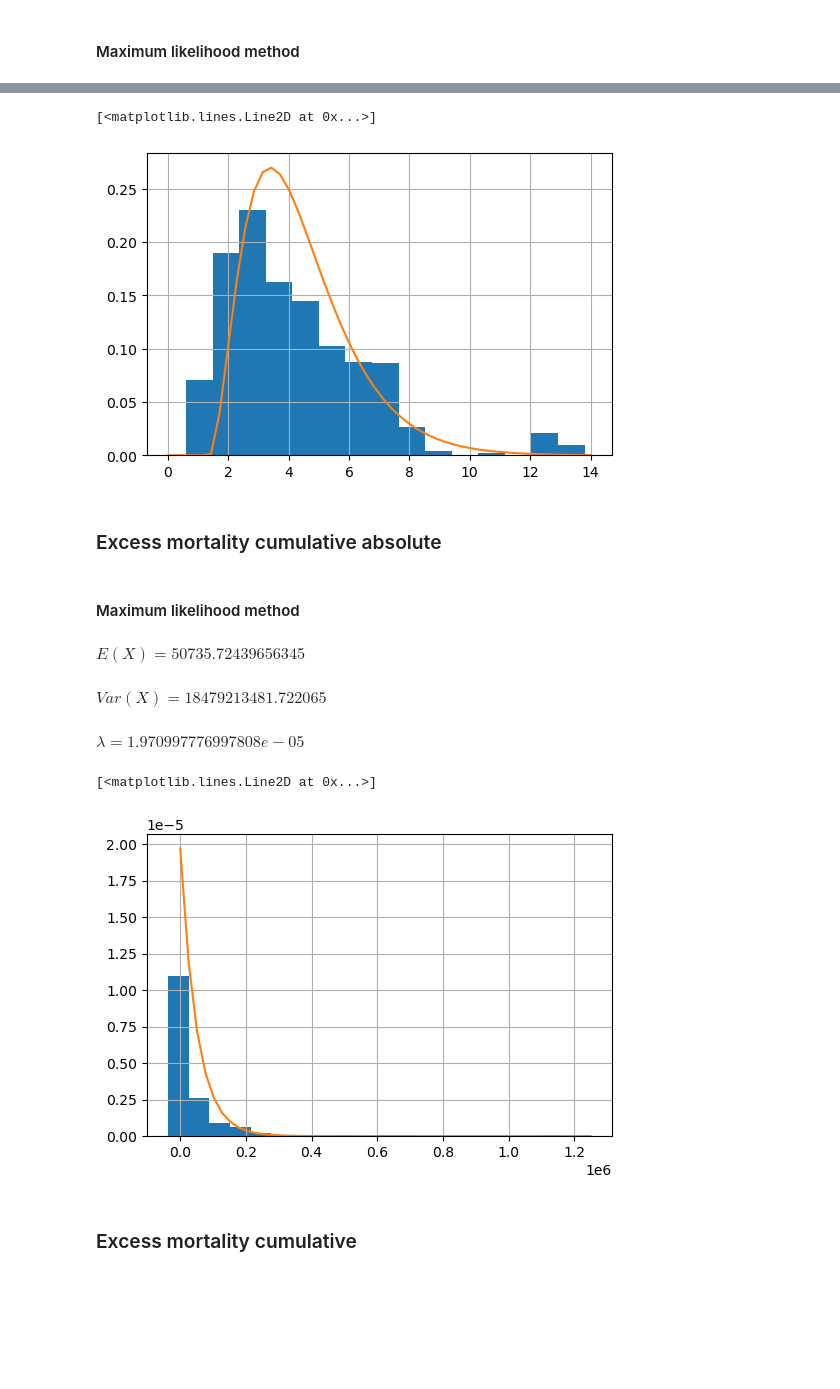
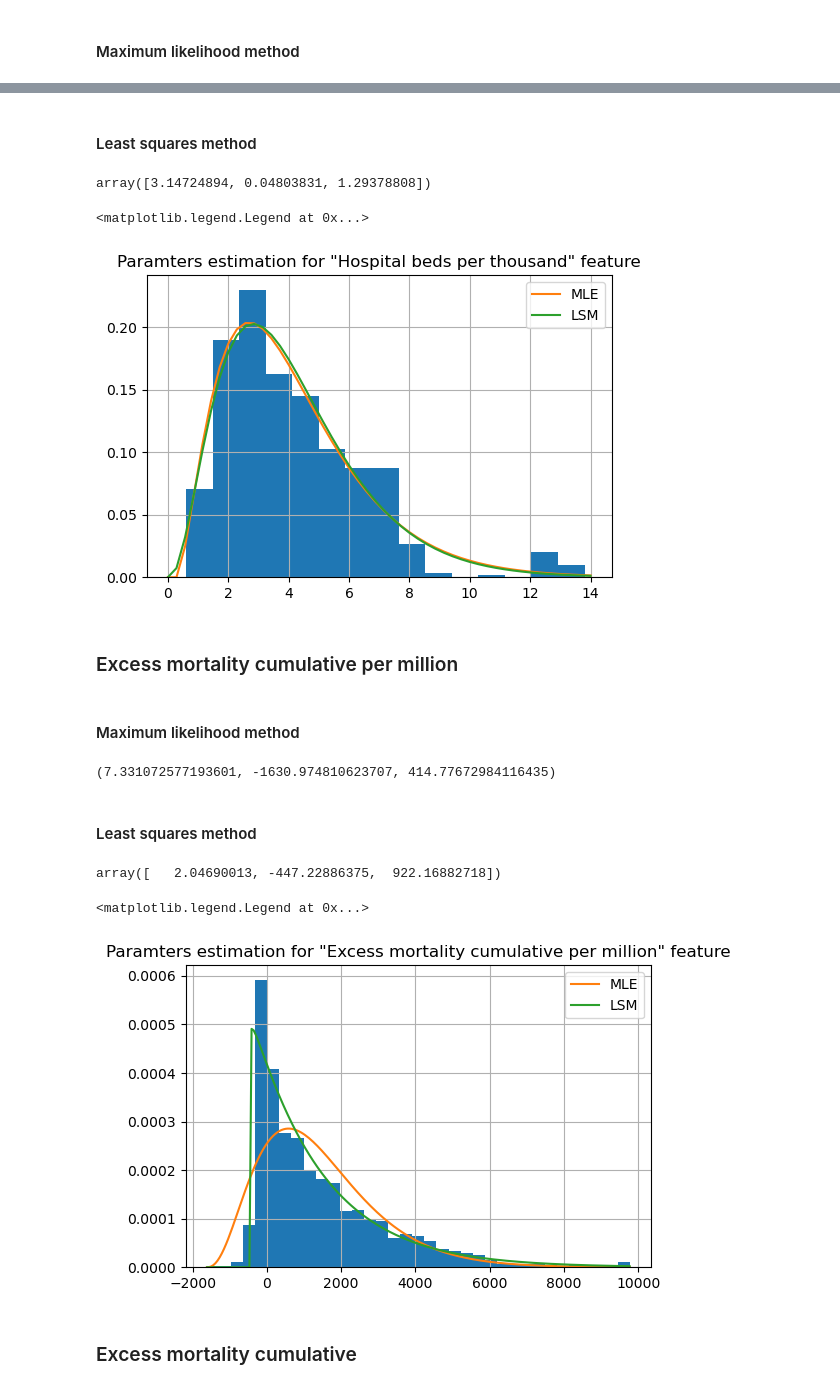
Before and after one commit to D3lph1/methods-and-models-for-multivariate-data-analysis, a Jupyter notebook: 1/notebook.ipynb, the cells around one changed output, grey strips where cells are left out. Drawn from its saved outputs; the diff is of its cells as text; code cells hidden in the pictures; blank space fills up the shorter version.

```diff
--- a/1/notebook.ipynb
+++ b/1/notebook.ipynb
@@ -57,3 +52,3 @@ kernel_density_estimation(beds, 15)
 # %%
-emca = df['excess_mortality_cumulative_absolute'].dropna()
+emcpm = df['excess_mortality_cumulative_per_million'].dropna()
 # %%
@@ -139,6 +138,13 @@ $$x \sim \text{Exp}(\lambda) = \lambda e^{-\lambda x}$$
 It seems like a **Normal distribution**.
 # %% [markdown]
 ## Step 5. Estimate parameters of chosen distributions using methods of maximum likelihood and least squares method
+# %%
+def lsm_loss(func, data, params):
+    space = np.linspace(0.01, 0.95)
+    quantile = np.quantile(data, space)
+    quantile_approximation = func.ppf(space, *params)
+
+    return quantile - quantile_approximation
 # %% [markdown]
 ### Hospital beds per thousand
 # %% [markdown]
@@ -162,0 +158,2 @@ $\displaystyle \beta = 1.3753632527748443$
+# %% [markdown]
+#### Least squares method
@@ -163,27 +162,20 @@ $\displaystyle \beta = 1.3753632527748443$
+# %%
+beds_lsm
+# %% [output]
+array([3.14724894, 0.04803831, 1.29378808])
 # %%
 from scipy.stats.distributions import gamma
 
 mpl.rcParams['figure.dpi'] = 100
 beds.hist(bins=15, density=True)
-plt.plot(np.linspace(0, 14), gamma.pdf(np.linspace(0, 14), beds_alpha, beds_beta))
+plt.plot(np.linspace(0, 14), gamma.pdf(np.linspace(0, 14), *beds_mle), label='MLE')
+plt.plot(np.linspace(0, 14), gamma.pdf(np.linspace(0, 14), *beds_lsm), label='LSM')
+plt.title('Paramters estimation for "Hospital beds per thousand" feature')
+plt.legend()
 # %% [output]
-[<matplotlib.lines.Line2D at 0x...>]
+<matplotlib.legend.Legend at 0x...>
-[figure, old version]
+[figure, new version]
 # %% [markdown]
-### Excess mortality cumulative absolute
+### Excess mortality cumulative per million
 # %% [markdown]
 #### Maximum likelihood method
-# %%
-emca_mean, emca_var = emca.mean(), emca.var()
-
-display(Math(r'$E(X) = {}$'.format(emca_mean)))
-display(Math(r'$Var(X) = {}$'.format(emca_var)))
-# %% [output]
-$\displaystyle E(X) = 50735.72439656345$
-$\displaystyle Var(X) = 18479213481.722065$
-# %%
-emca_lambda = 1 / emca_mean
-
-display(Math(r'$\lambda = {}$'.format(emca_lambda)))
-# %% [output]
-$\displaystyle \lambda = 1.970997776997808e-05$
@@ -193,9 +182,27 @@ def exponential_pdf(x, lam):
+# %%
+emcpm_mle = chi2.fit(emcpm, method='MLE')
+
+emcpm_mle
+# %% [output]
+(7.331072577193601, -1630.974810623707, 414.77672984116435)
+# %% [markdown]
+#### Least squares method
+# %%
+emcpm_lsm = optimize.least_squares(partial(lsm_loss, chi2, emcpm), (1.0, 1.0, 1.0)).x
+# %%
+emcpm_lsm
+# %% [output]
+array([   2.04690013, -447.22886375,  922.16882718])
 # %%
 mpl.rcParams['figure.dpi'] = 100
-emca.hist(bins=20, density=True)
-plt.plot(np.linspace(0, 1_250_000), exponential_pdf(np.linspace(0, 1_250_000), emca_lambda))
+emcpm.hist(bins=35, density=True)
+space = np.linspace(min(emcpm), max(emcpm), 200)
+plt.plot(space, chi2.pdf(space, *emcpm_mle), label='MLE')
+plt.plot(space, chi2.pdf(space, *emcpm_lsm), label='LSM')
+plt.title('Paramters estimation for "Excess mortality cumulative per million" feature')
+plt.legend()
 # %% [output]
-[<matplotlib.lines.Line2D at 0x...>]
+<matplotlib.legend.Legend at 0x...>
-[figure, old version]
+[figure, new version]
 # %% [markdown]
 ### Excess mortality cumulative
```
Also changed, not shown: parts of 65 cells of this notebook.
